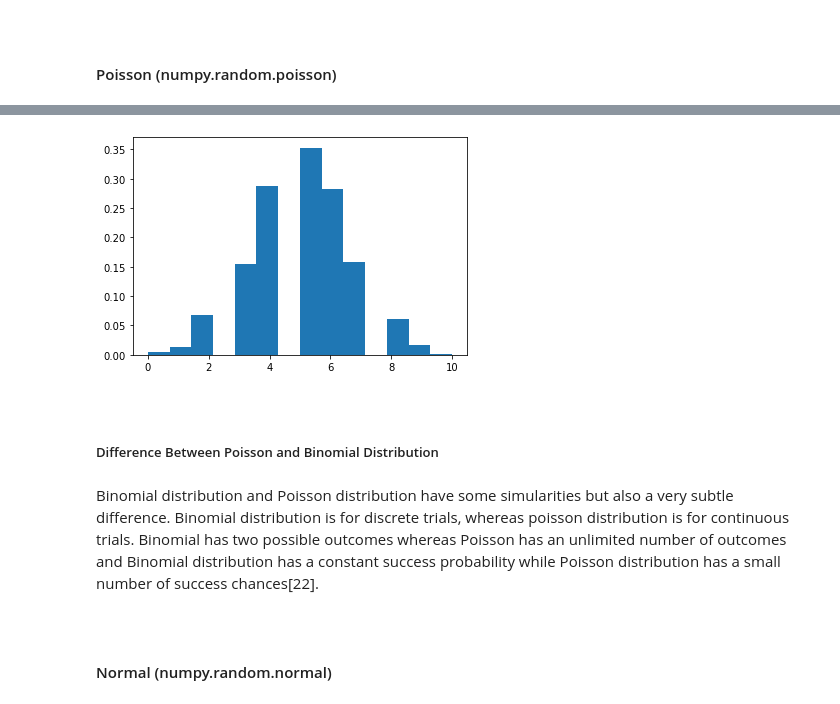
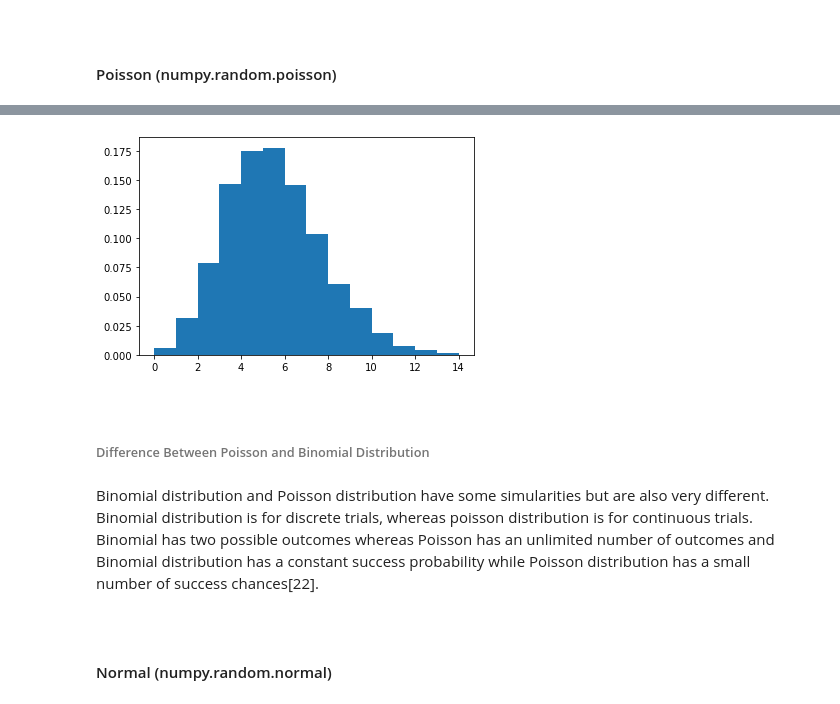
Before and after one commit to dconn20/numpy.random-package, a Jupyter notebook: Numpy.random - Package.ipynb, the cells around one changed output, grey strips where cells are left out. Cells and saved outputs as stored; diff of their text form; code cells hidden in the pictures.

```diff
--- a/Numpy.random - Package.ipynb
+++ b/Numpy.random - Package.ipynb
@@ -331,17 +326,17 @@ A Poisson distribution is a discreet distribution which counts how many times an
     size - the shape of the returned array
 # %%
 # Draw samples from the distribution and display with histogram [21].
-np.random.poisson(5, 10000)
+s = np.random.poisson(5, 10000)
 count, bins, ignored = plt.hist(s, 14, density=True)
 plt.show()
 # %% [output]
-[figure, old version]
+[figure, new version]
 # %% [markdown]
 <br/>
 
-##### Difference Between Poisson and Binomial Distribution
+###### Difference Between Poisson and Binomial Distribution
 # %% [markdown]
-Binomial distribution and Poisson distribution have some simularities but also a very subtle difference. Binomial distribution is for discrete trials, whereas poisson distribution is for continuous trials. Binomial has two possible outcomes whereas Poisson has an unlimited number of outcomes and Binomial distribution has a constant success probability while Poisson distribution has a small number of success chances[22].
+Binomial distribution and Poisson distribution have some simularities but are also very different. Binomial distribution is for discrete trials, whereas poisson distribution is for continuous trials. Binomial has two possible outcomes whereas Poisson has an unlimited number of outcomes and Binomial distribution has a constant success probability while Poisson distribution has a small number of success chances[22].
 # %% [markdown]
 <br/>
 
```
Also changed, not shown: parts of 27 cells of this notebook.
